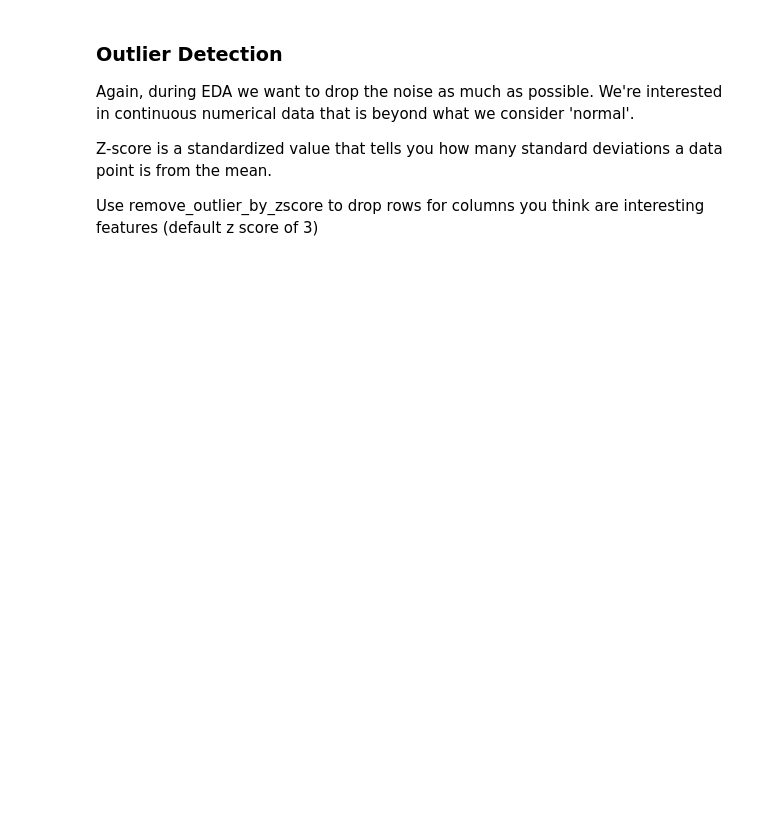
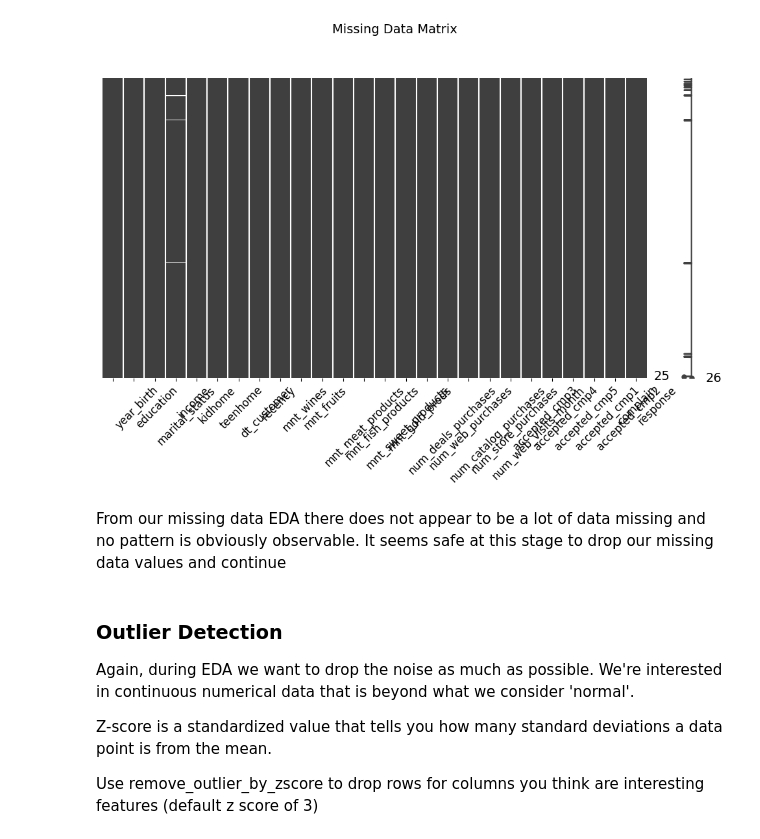
Before and after one commit to toby-gardner-ai/uc-berkeley-aiml-course, a Jupyter notebook: notebooks/Mod6_PCA_Clustering.ipynb, the cells around one changed output. Drawn from its saved outputs; the diff is of its cells as text; code cells hidden in the pictures; blank space fills up the shorter version.

```diff
--- a/notebooks/Mod6_PCA_Clustering.ipynb
+++ b/notebooks/Mod6_PCA_Clustering.ipynb
@@ -8,6 +28,22 @@ from sklearn.cluster import KMeans, DBSCAN
 from sklearn.preprocessing import StandardScaler
 import warnings
 warnings.filterwarnings("ignore")
+# %%
+# Visualization libraries
+import matplotlib.pyplot as plt
+import seaborn as sns
+import missingno as msno
+
+# Set visualization styles
+plt.style.use('seaborn-v0_8-muted')
+sns.set_palette('husl')
+pd.set_option('display.max_columns', None)
+pd.set_option('display.float_format', '{:.2f}'.format)
+
+# Plot settings
+FIGSIZE = (12, 6)
+TITLE_FONTSIZE = 14
+LABEL_FONTSIZE = 12
 # %%
 import sys
 from pathlib import Path
@@ -34,3 +58,7 @@ Assignment 6.3
 # %%
-df = pd.read_csv('../datasets/marketing_campaign.csv', sep = '\t')
+# this is the dataset from Assignment 6.3
+DATA_PATH = '../datasets/marketing_campaign.csv'
+df_raw = pd.read_csv(DATA_PATH, sep='\t')
+
+df = df_raw.copy()
 # %% [markdown]
@@ -64,2 +102,2 @@ summary_stats(df)
 # %%
-df.drop(columns=["z_cost_contact", "z_revenue", "id"], inplace=True)
+df = df.loc[:, (df.nunique(dropna=True) > 1) & (df.nunique(dropna=True) < len(df))]
@@ -66,2 +107,7 @@ df.drop(columns=["z_cost_contact", "z_revenue", "id"], inplace=True)
+# %%
+threshold = 10
+categorical_cols = [col for col in df.columns if df[col].nunique() < threshold]
+
+df = convert_dtypes(df, int_list=None, dt_list=None, cat_list=categorical_cols)
 # %% [markdown]
 ### Missing Data
@@ -69 +135,7 @@ Analyse first to understand if there is a pattern in what's missing i.e. not MCA
+# %%
+visualize_missing_data(df, FIGSIZE, TITLE_FONTSIZE, LABEL_FONTSIZE)
+# %% [output]
+[figure, added]
+# %% [markdown]
+From our missing data EDA there does not appear to be a lot of data missing and no pattern is obviously observable. It seems safe at this stage to drop our missing data values and continue
 # %%
```
Also changed, not shown: parts of 42 cells of this notebook, 5 other files.
